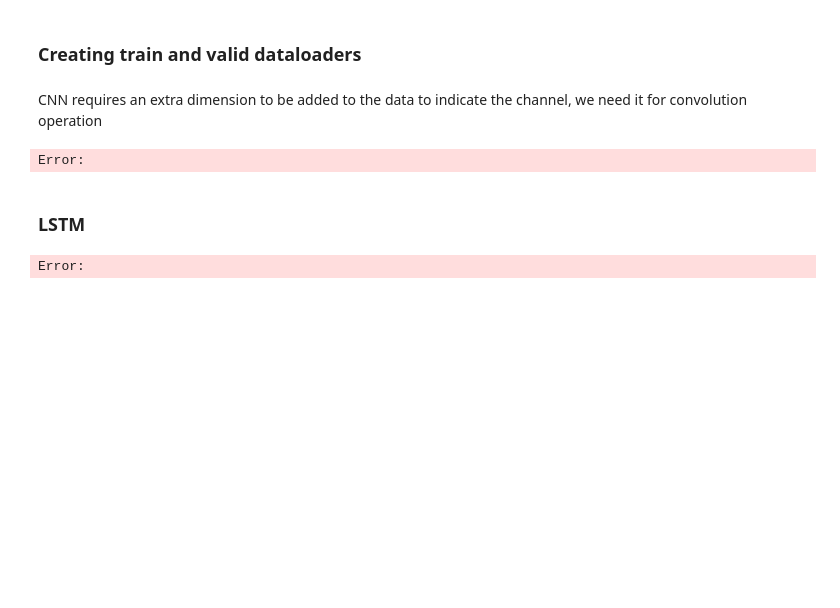
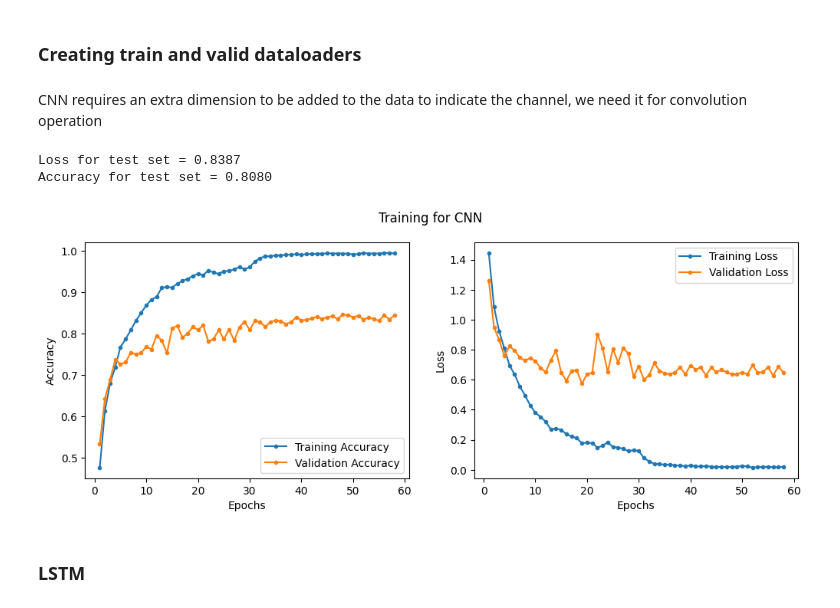
Before and after one commit to mandeepsingh7/music-genre-classification, a Jupyter notebook: notebook/dl_training.ipynb, the cells around one changed output. Saved outputs shown, nothing was run; the diff lists cells and outputs as text; code cells hidden in the pictures; blank space fills up the shorter version.

```diff
--- a/notebook/dl_training.ipynb
+++ b/notebook/dl_training.ipynb
@@ -103,7 +152,7 @@ valid_loader = torch.utils.data.DataLoader(dataset=valid_data,
 ### Training
 # %%
 def training(model, model_name, loss_fn, optimizer, scheduler, train_data_loader, valid_data_loader, num_epochs = 25, patience = 5):
-    min_loss = np.inf
+    max_acc = 0.0
     count = 0
     history = []
     for epoch in tqdm(range(num_epochs)):
@@ -150,9 +199,9 @@ def training(model, model_name, loss_fn, optimizer, scheduler, train_data_loader
 
         scheduler.step(valid_loss)
 
-        if (valid_loss < min_loss):
+        if (valid_acc > max_acc):
             count = 0
-            min_loss = valid_loss
+            max_acc = valid_acc
             torch.save(model.state_dict(), model_name + '_best_model.pt')
 
         else:
@@ -265,34 +281,37 @@ class CNN_music(nn.Module):
     def __init__(self) :
         super(CNN_music, self).__init__()
         self.conv1 = nn.Sequential(
-            nn.Conv2d(in_channels=1, out_channels=256,
-                      kernel_size=3,   padding='same'),
+            nn.Conv2d(in_channels=1, out_channels=128,
+                      kernel_size=4,   padding=1),
             nn.ReLU(),
-            nn.MaxPool2d(kernel_size=3, stride=2, padding=1),
-            nn.BatchNorm2d(256)
+            nn.Dropout(0.1),
+            nn.MaxPool2d(kernel_size=4, stride=2, padding=1),
+            nn.BatchNorm2d(128)
         )
 
         self.conv2 = nn.Sequential(
-            nn.Conv2d(in_channels=256, out_channels=256,
-                      kernel_size=3,   padding='same'),
+            nn.Conv2d(in_channels=128, out_channels=64,
+                      kernel_size=4,   padding=1),
             nn.ReLU(),
-            nn.MaxPool2d(kernel_size=3, stride=2, padding=1),
-            nn.BatchNorm2d(256)
+            nn.Dropout(0.1),
+            nn.MaxPool2d(kernel_size=4, stride=2, padding=1),
+            nn.BatchNorm2d(64)
         )
 
         self.conv3 = nn.Sequential(
-            nn.Conv2d(in_channels=256, out_channels=256,
+            nn.Conv2d(in_channels=64, out_channels=32,
                       kernel_size=2,   padding=2),
             nn.ReLU(),
+            nn.Dropout(0.1),
             nn.MaxPool2d(kernel_size=2, stride=2, padding=1),
-            nn.BatchNorm2d(256)
+            nn.BatchNorm2d(32)
         )
 
         self.fc = nn.Sequential(
             nn.Flatten(),
-            nn.Flatten(),
-            nn.Linear(256 * 280, 512),
+            nn.Linear(2304, 512),
             nn.ReLU(),
+            nn.Dropout(0.5),
             nn.Linear(512, 10)
         )
 
@@ -304,22 +323,24 @@ class CNN_music(nn.Module):
         x = self.fc(x)
         return x
 # %%
-model_2 = CNN_music()
+model_1 = CNN_music()
 learning_rate = 0.001
 loss_fn = nn.CrossEntropyLoss()
-optimizer = torch.optim.Adam(model_2.parameters(), lr = learning_rate)
+optimizer = torch.optim.Adam(model_1.parameters(), lr = learning_rate)
 scheduler = lr_scheduler.ReduceLROnPlateau(optimizer, 'min')
-model_2.to(device)
-trained_model_2 , history_model_2 = training(model_2, 'CNN', loss_fn, optimizer, scheduler, train_loader_cnn, valid_loader_cnn, 5, 3)
+model_1.to(device)
+trained_model_1 , history_model_1 = training(model_1, 'CNN', loss_fn, optimizer, scheduler, train_loader_cnn, valid_loader_cnn, 100, 10)
-# %% [output]
-Error:
 # %%
 X_test_cnn = np.expand_dims(X_test, 1)
 test_data_cnn = torch.utils.data.TensorDataset(torch.tensor(X_test_cnn), torch.tensor(y_test))
 test_loader_cnn = torch.utils.data.DataLoader(dataset=test_data_cnn,
                                            batch_size = 16,
                                            shuffle = True)
-test_loss_2, test_acc_2 = post_training(trained_model_2, loss_fn, test_loader_cnn, history_model_2, 'CNN')
+test_loss_1, test_acc_1 = post_training(trained_model_1, loss_fn, test_loader_cnn, history_model_1, 'CNN')
+# %% [output]
+Loss for test set = 0.8387
+Accuracy for test set = 0.8080
+[figure, added]
 # %% [markdown]
 ### LSTM
 # %%
@@ -340,13 +363,11 @@ class LSTM_music(nn.Module):
         out = self.fc(out)
         return out
 # %%
-model_3 = LSTM_music()
+model_2 = LSTM_music()
 learning_rate = 0.001
 loss_fn = nn.CrossEntropyLoss()
-optimizer = torch.optim.Adam(model_3.parameters(), lr = learning_rate)
+optimizer = torch.optim.Adam(model_2.parameters(), lr = learning_rate)
 scheduler = lr_scheduler.ReduceLROnPlateau(optimizer, 'min')
-model_3.to(device)
-trained_model_3 , history_model_3 = training(model_3, 'LSTM', loss_fn, optimizer, scheduler, train_loader, valid_loader, 5, 3)
+model_2.to(device)
+trained_model_2 , history_model_2 = training(model_2, 'LSTM', loss_fn, optimizer, scheduler, train_loader, valid_loader, 100, 10)
-# %% [output]
-Error:
 # %%
```
Also changed, not shown: parts of 21 cells of this notebook, 19 other files.
